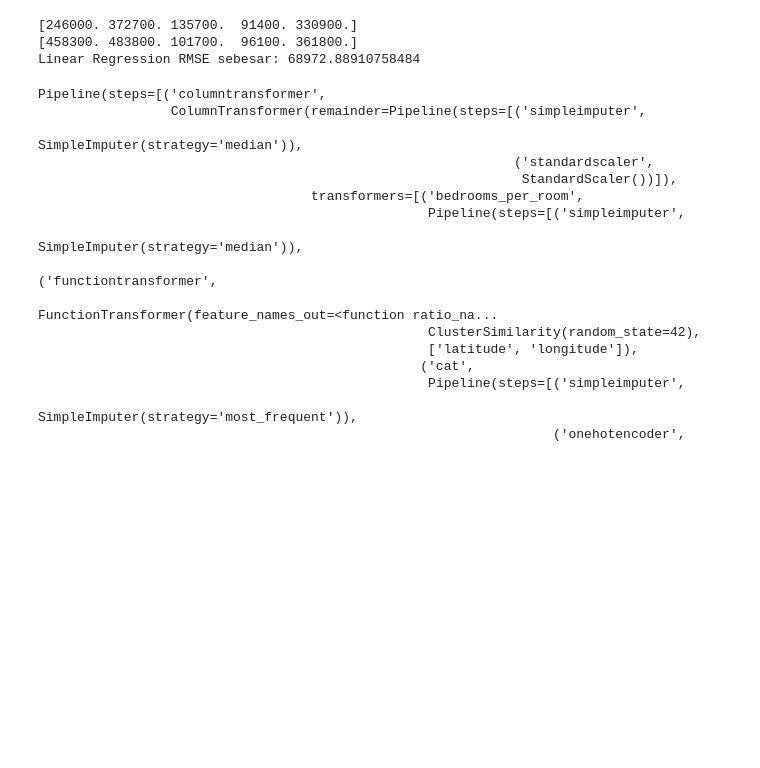
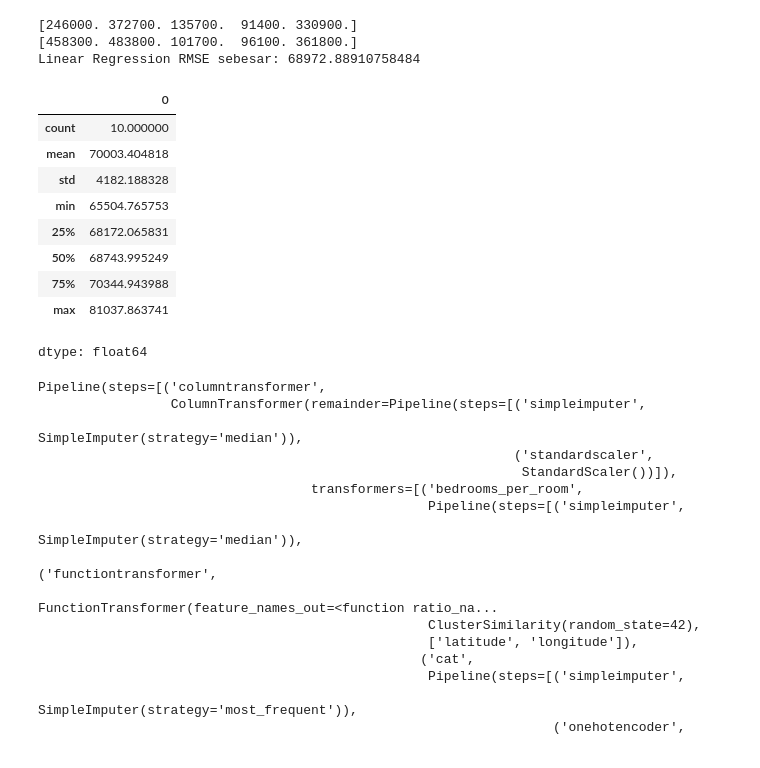
Before and after one commit to setyawanandrew74-pixel/MLops_Project_1, a Jupyter notebook: notebooks/data preparation final revisi.ipynb, the cells around one changed output. Cells and saved outputs as stored; diff of their text form; code cells hidden in the pictures; blank space fills up the shorter version.

```diff
--- a/notebooks/data preparation final revisi.ipynb
+++ b/notebooks/data preparation final revisi.ipynb
@@ -122,8 +122,8 @@ array(['bedrooms_per_room__ratio', 'rooms_per_household__ratio',
 # %%
 #select and train a model pertama kita coba linear regression dulu
 from sklearn.linear_model import LinearRegression
-lin_reg = make_pipeline(preprocessing, LinearRegression())
-lin_reg.fit(housing_train_x, housing_labels_train_y)
+model_lin_reg = make_pipeline(preprocessing, LinearRegression())
+model_lin_reg.fit(housing_train_x, housing_labels_train_y)
 # %% [output]
 Pipeline(steps=[('columntransformer',
                  ColumnTransformer(remainder=Pipeline(steps=[('simpleimputer',
@@ -155,6 +155,23 @@ print(f"Linear Regression RMSE sebesar: {lin_rmse}")
 [246000. 372700. 135700.  91400. 330900.]
 [458300. 483800. 101700.  96100. 361800.]
 Linear Regression RMSE sebesar: 68972.88910758484
+# %%
+#cross validation untuk linear regression
+from sklearn.model_selection import cross_val_score
+lin_rmses = -cross_val_score(model_lin_reg, housing_train_x, housing_labels_train_y,
+                              scoring="neg_root_mean_squared_error", cv=10)
+pd.Series(lin_rmses).describe()
+# %% [output]
+|  | 0 |
+| count | 10.000000 |
+| mean | 70003.404818 |
+| std | 4182.188328 |
+| min | 65504.765753 |
+| 25% | 68172.065831 |
+| 50% | 68743.995249 |
+| 75% | 70344.943988 |
+| max | 81037.863741 |
+dtype: float64
 # %%
 #model kedua kita coba decision tree regressor
 from sklearn.tree import DecisionTreeRegressor
```
Also changed, not shown: parts of 8 cells of this notebook.
